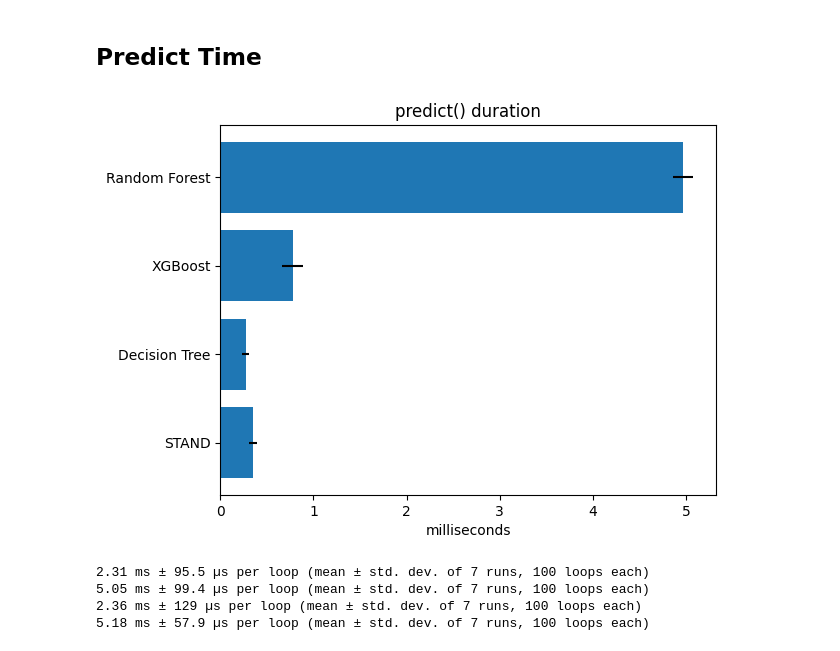
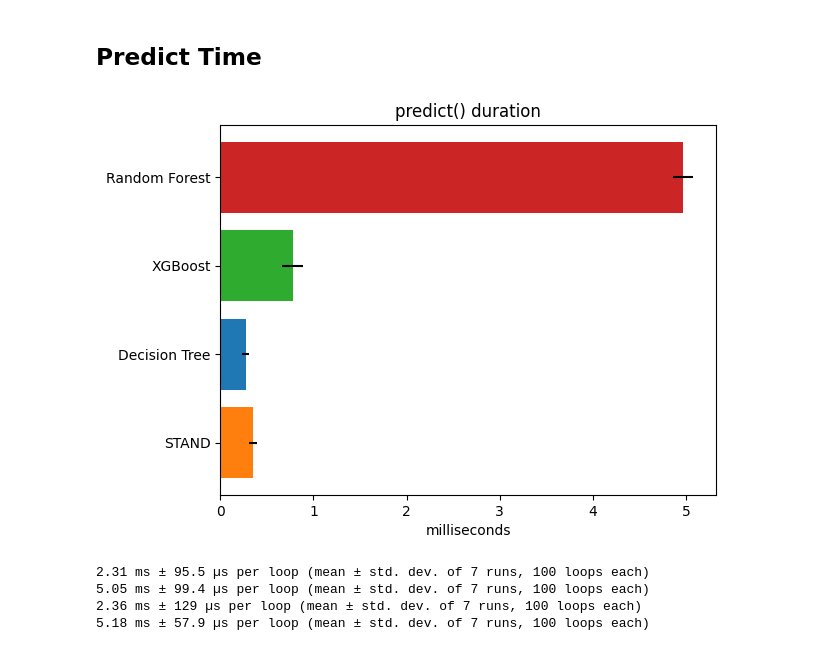
Before and after one commit to DannyWeitekamp/stand_eval, a Jupyter notebook: Plots.ipynb, the cells around one changed output. Drawn from its saved outputs; the diff is of its cells as text; code cells hidden in the pictures.

Commit message:
time plots

```diff
--- a/Plots.ipynb
+++ b/Plots.ipynb
@@ -336,27 +338,27 @@ plt.show()
 # %%
 predict_times = {
     "stand" :         {"avg" : 0.355, "std" : 0.043},
     "decision_tree" : {"avg" : 0.273, "std" : 0.038},
     "xg_boost" :      {"avg" : 0.775, "std" : 0.112},
     "random_forest" : {"avg" : 4.969, "std" : 0.104},
 
 }
 
 fig, ax = plt.subplots()
 
 y_pos = np.arange(len(predict_times))
 avgs = [v['avg'] for v in predict_times.values()]
 stds = [v['std'] for v in predict_times.values()]
 
-ax.barh(y_pos, avgs, xerr=stds, align='center')
+ax.barh(y_pos, avgs, xerr=stds, align='center', color=[cond_colors[k] for k in predict_times])
 ax.set_yticks(y_pos, labels=[cond_labels[k] for k in predict_times])
 #ax.invert_yaxis()  # labels read top-to-bottom
 ax.set_xlabel('milliseconds')
 ax.set_title('predict() duration')
 
 plt.show()
 # %% [output]
-[figure, old version]
+[figure, new version]
 # %%
 def py_setitem(size):
     l = [0]*size
```
Also changed, not shown: parts of 1 cell of this notebook, 4 other files.
